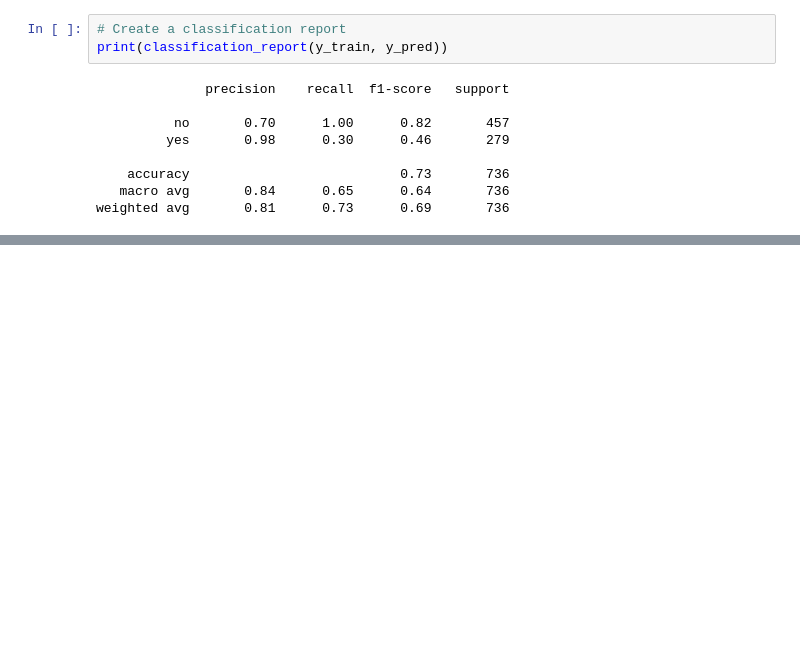
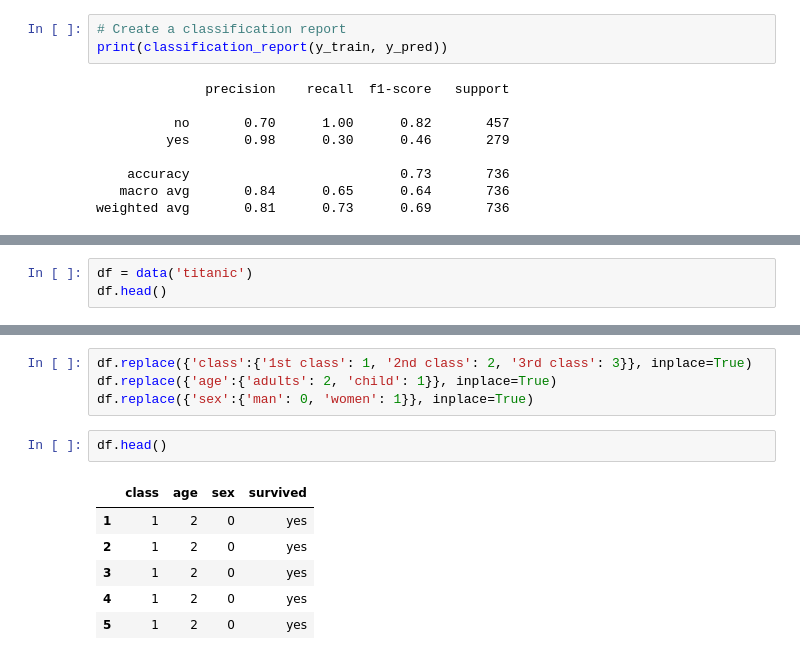
Before and after one commit to Joshua-C-Bryant/classification-exercises, a Jupyter notebook: model.ipynb, the cells around one changed output, grey strips where cells are left out. Cells and saved outputs as stored; diff of their text form; blank space fills up the shorter version.

```diff
--- a/model.ipynb
+++ b/model.ipynb
@@ -401,0 +406,3 @@ weighted avg       0.81      0.73      0.69       736
+# %%
+df = data('titanic')
+df.head()
@@ -401,0 +416,13 @@ weighted avg       0.81      0.73      0.69       736
+# %%
+df.replace({'class':{'1st class': 1, '2nd class': 2, '3rd class': 3}}, inplace=True)
+df.replace({'age':{'adults': 2, 'child': 1}}, inplace=True)
+df.replace({'sex':{'man': 0, 'women': 1}}, inplace=True)
+# %%
+df.head()
+# %% [output]
+|  | class | age | sex | survived |
+| 1 | 1 | 2 | 0 | yes |
+| 2 | 1 | 2 | 0 | yes |
+| 3 | 1 | 2 | 0 | yes |
+| 4 | 1 | 2 | 0 | yes |
+| 5 | 1 | 2 | 0 | yes |
```
Also changed, not shown: parts of 35 cells of this notebook.
